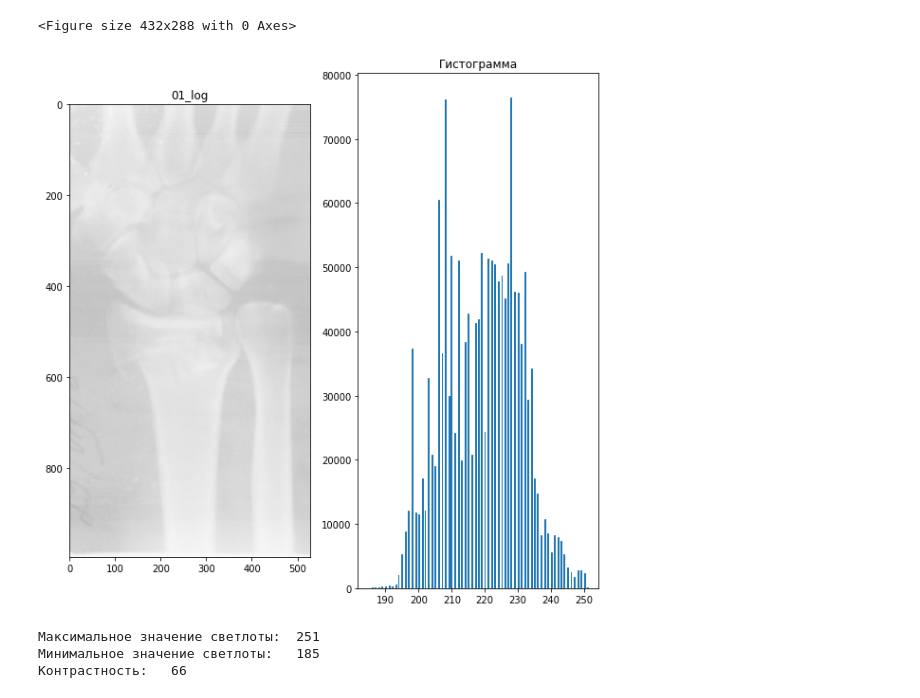
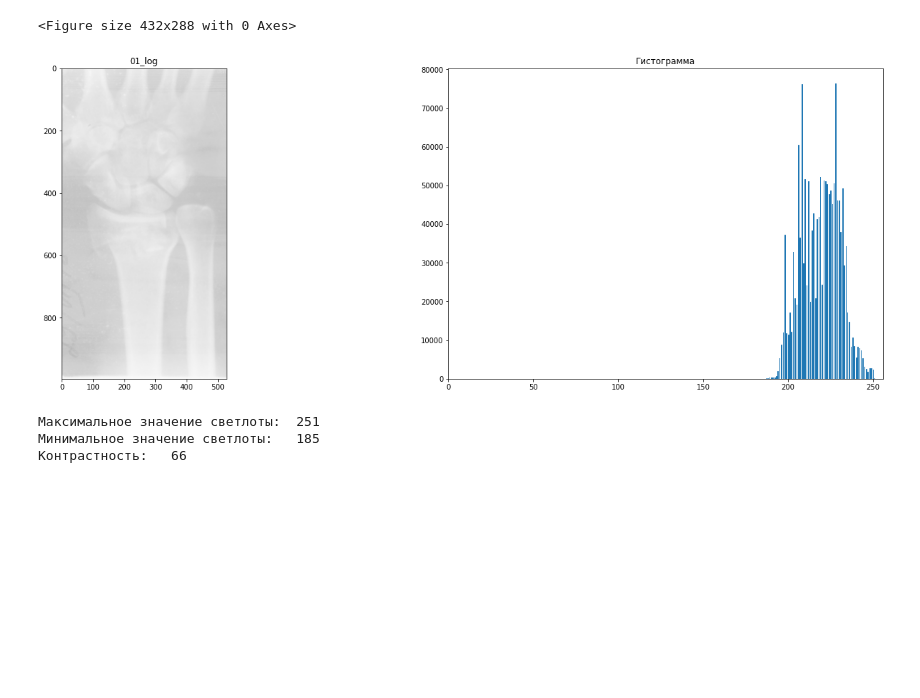
Before and after one commit to Shrek4/labs_2022, a Jupyter notebook: обработка изображений/lab1/1.ipynb, the cells around one changed output. Saved outputs shown, nothing was run; the diff lists cells and outputs as text; code cells hidden in the pictures; blank space fills up the shorter version.

```diff
--- a/обработка изображений/lab1/1.ipynb
+++ b/обработка изображений/lab1/1.ipynb
@@ -11,11 +11,12 @@ fig = plt.figure()
 
 fig, (ax1, ax2 ) = plt.subplots(
     nrows=1, ncols=2,
-    figsize=(10, 10)
+    figsize=(24, 8)
 )
 
 ax1.set_title('01')
 ax2.set_title('Гистограмма')
+ax2.set_xlim(0, 256)
 
 
 image = cv2.imread("test.jpg") #Открываем изображение.
@@ -38,32 +39,32 @@ print("Контрастность:\t", np.max(image) - np.min(image))
 # %%
 #логарифмическое преобразовние
 fig = plt.figure()
 
 fig, [ax1, ax2 ] = plt.subplots(
     nrows=1, ncols=2,
-    figsize=(10, 10)
+    figsize=(24, 8)
 )
 
 ax1.set_title('01_log')
 ax2.set_title('Гистограмма')
-
+ax2.set_xlim(0, 256)
 def log_p(img):
     c=int(255/(np.log1p(1+np.max(img))))
     for i in range(img.shape[0]):
         for j in range(img.shape[1]):
             for p in range(len(img[i][j])):
                 img[i][j][p] = c * np.log1p(1+img[i][j][p])
 
 log_p(image)
 ax1.imshow(image)
 ax2.hist(image.ravel(),bins = 256, histtype = 'step' )
 plt.show()
 print("Максимальное значение светлоты:\t", np.max(image))
 print("Минимальное значение светлоты:\t", np.min(image))
 print("Контрастность:\t", np.max(image) - np.min(image))
 # %% [output]
 <Figure size 432x288 with 0 Axes>
-[figure, old version]
+[figure, new version]
 Максимальное значение светлоты:  251
 Минимальное значение светлоты:   185
 Контрастность:   66
```
Also changed, not shown: parts of 4 cells of this notebook, 12 other files.
